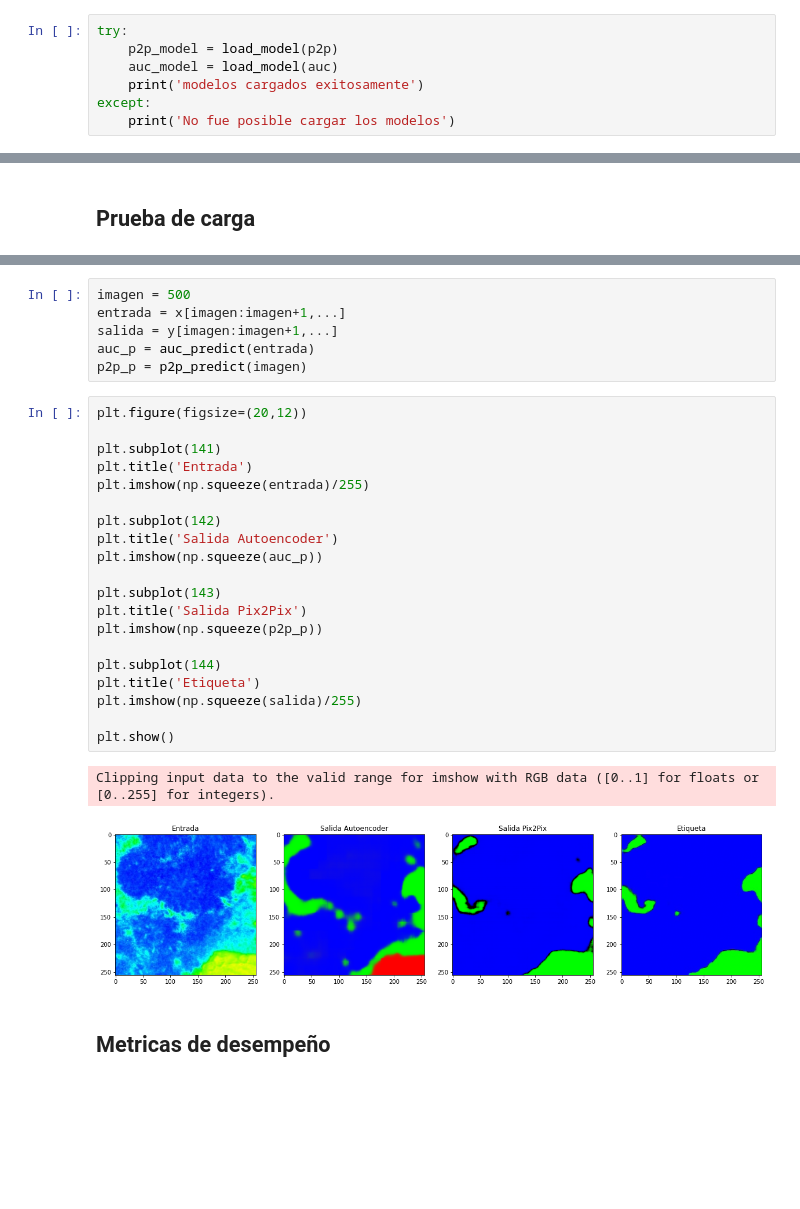
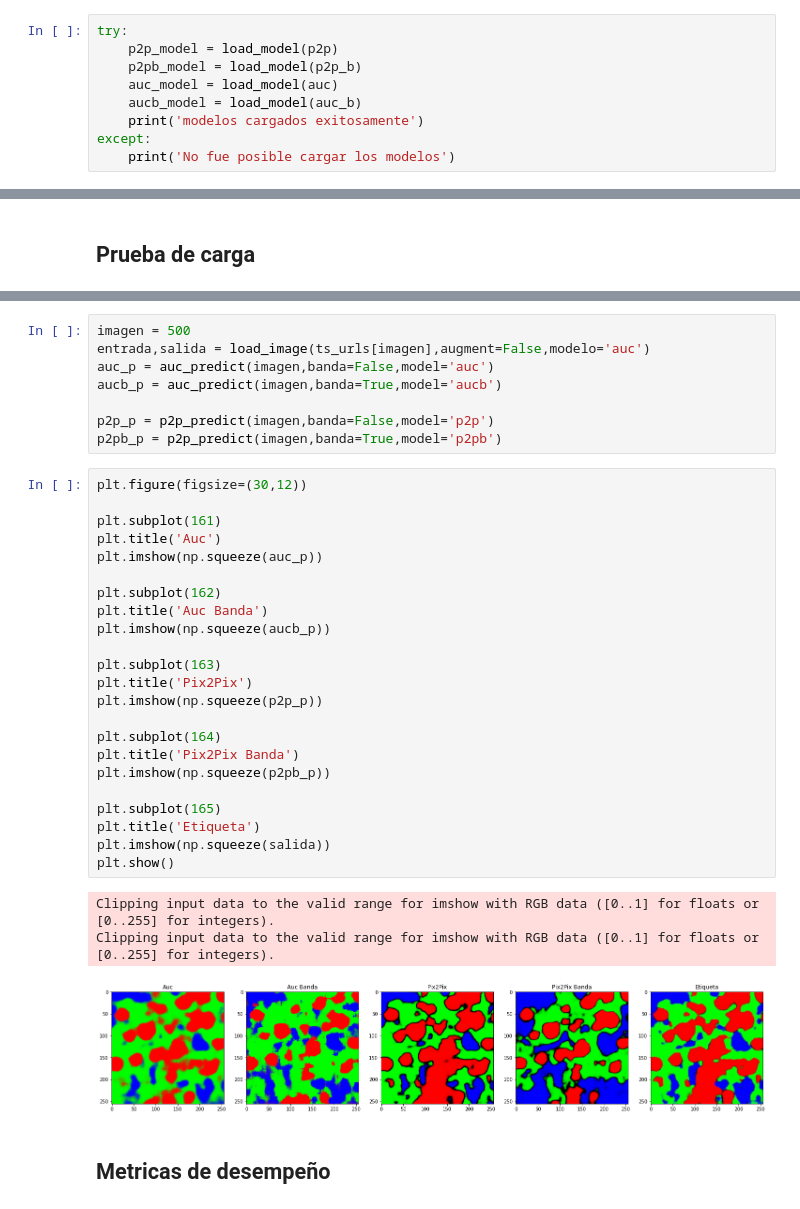
Before and after one commit to AndresInsuasty/tesis-cafes-especiales, a Jupyter notebook: pix2pix_vs_autoencoder.ipynb, the cells around one changed output, grey strips where cells are left out. Cells and saved outputs as stored; diff of their text form; blank space fills up the shorter version.

```diff
--- a/pix2pix_vs_autoencoder.ipynb
+++ b/pix2pix_vs_autoencoder.ipynb
@@ -136,7 +118,9 @@ y.shape
 # %%
 try:
     p2p_model = load_model(p2p)
+    p2pb_model = load_model(p2p_b)
     auc_model = load_model(auc)
+    aucb_model = load_model(auc_b)
     print('modelos cargados exitosamente')
 except:
     print('No fue posible cargar los modelos')
@@ -161,33 +163,39 @@ def p2p_predict(i):
     return salida2
-# %%
-imagen = 500
-entrada = x[imagen:imagen+1,...]
-salida = y[imagen:imagen+1,...]
-auc_p = auc_predict(entrada)
-p2p_p = p2p_predict(imagen)
+# %%
+imagen = 500
+entrada,salida = load_image(ts_urls[imagen],augment=False,modelo='auc')
+auc_p = auc_predict(imagen,banda=False,model='auc')
+aucb_p = auc_predict(imagen,banda=True,model='aucb')
+
+p2p_p = p2p_predict(imagen,banda=False,model='p2p')
+p2pb_p = p2p_predict(imagen,banda=True,model='p2pb')
 # %%
-plt.figure(figsize=(20,12))
+plt.figure(figsize=(30,12))
 
-plt.subplot(141)
-plt.title('Entrada')
-plt.imshow(np.squeeze(entrada)/255)
-
-plt.subplot(142)
-plt.title('Salida Autoencoder')
+plt.subplot(161)
+plt.title('Auc')
 plt.imshow(np.squeeze(auc_p))
 
-plt.subplot(143)
-plt.title('Salida Pix2Pix')
+plt.subplot(162)
+plt.title('Auc Banda')
+plt.imshow(np.squeeze(aucb_p))
+
+plt.subplot(163)
+plt.title('Pix2Pix')
 plt.imshow(np.squeeze(p2p_p))
 
-plt.subplot(144)
+plt.subplot(164)
+plt.title('Pix2Pix Banda')
+plt.imshow(np.squeeze(p2pb_p))
+
+plt.subplot(165)
 plt.title('Etiqueta')
-plt.imshow(np.squeeze(salida)/255)
-
+plt.imshow(np.squeeze(salida))
 plt.show()
 # %% [output]
 Clipping input data to the valid range for imshow with RGB data ([0..1] for floats or [0..255] for integers).
+Clipping input data to the valid range for imshow with RGB data ([0..1] for floats or [0..255] for integers).
-[figure, old version]
+[figure, new version]
 # %% [markdown]
 ## Metricas de desempeño
 # %% [markdown]
```
Also changed, not shown: parts of 22 cells of this notebook.
